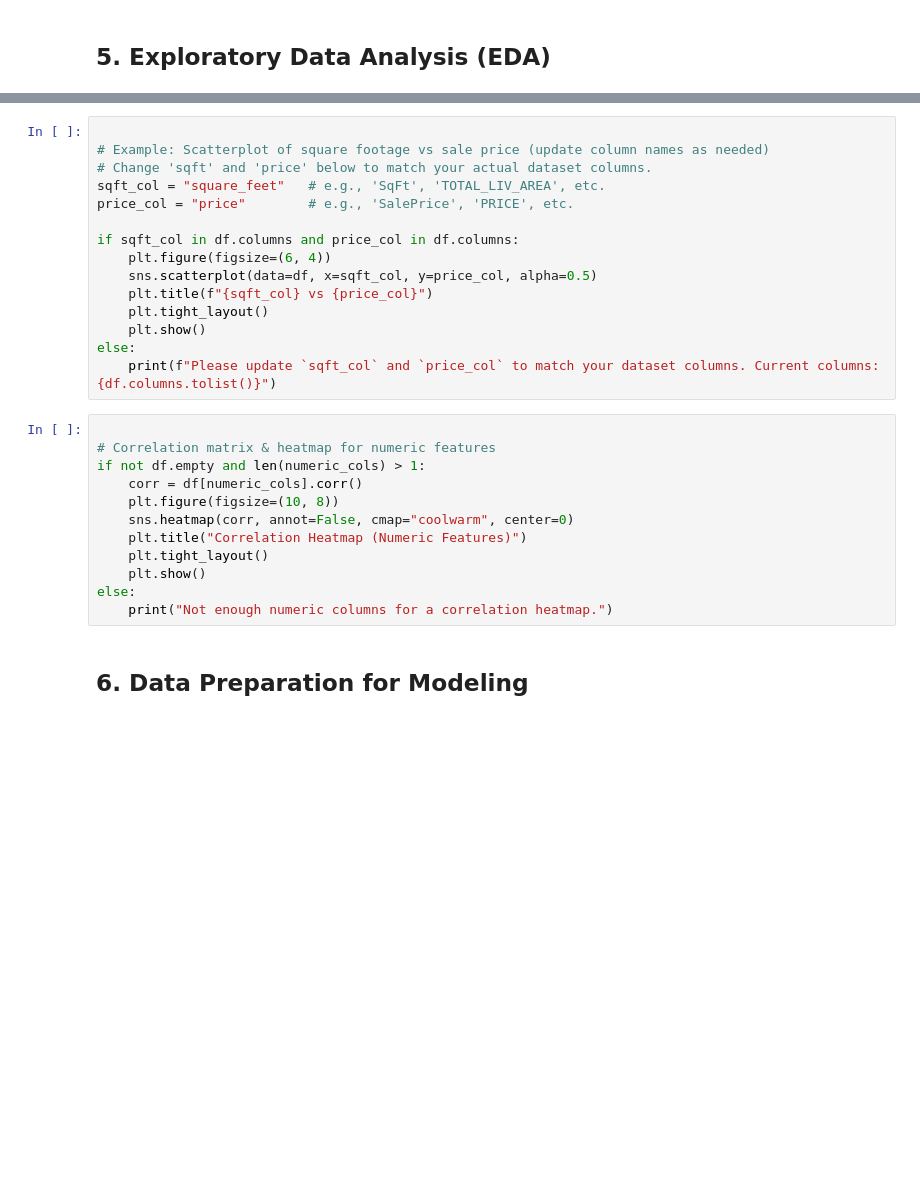
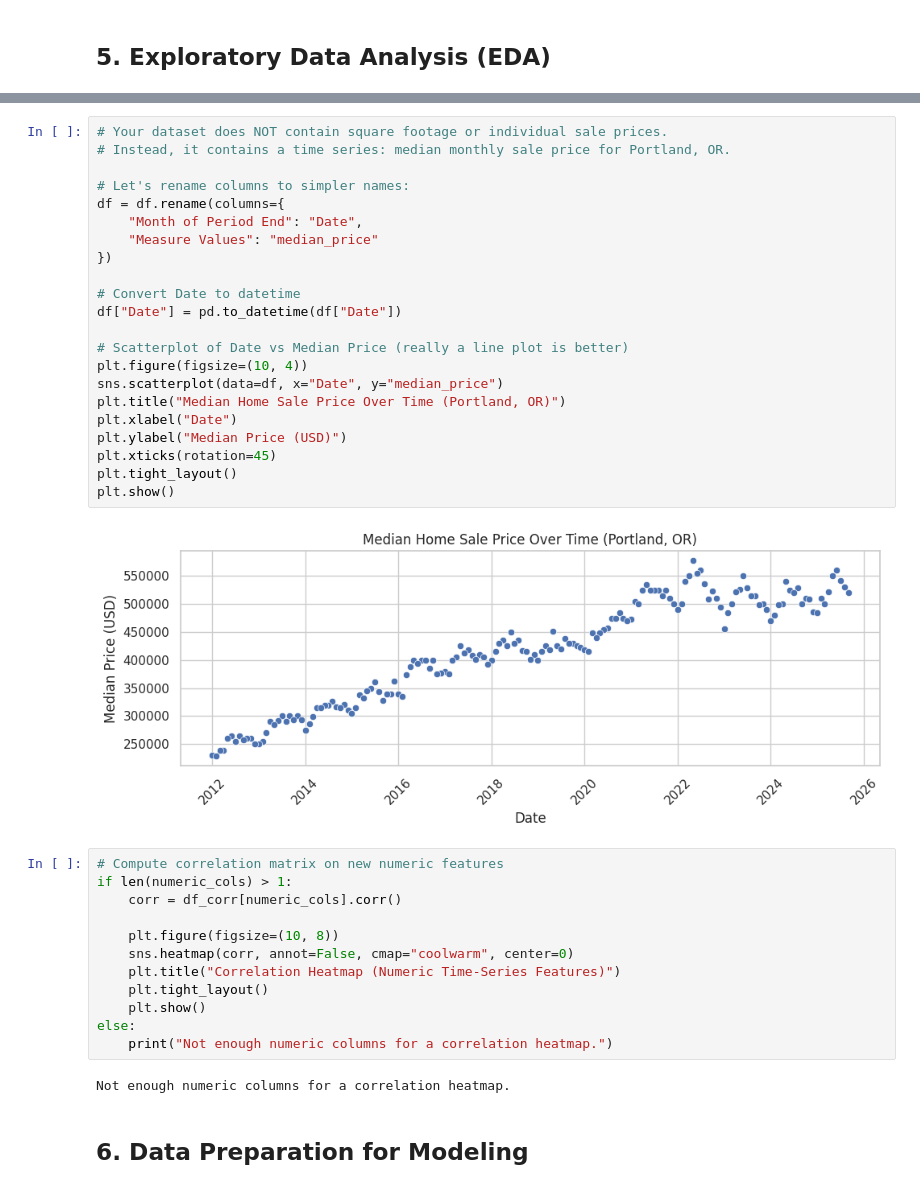
Before and after one commit to bingh1/Portland-Housing-Prices, a Jupyter notebook: portland_housing.ipynb, the cells around one changed output, grey strips where cells are left out. Cells and saved outputs as stored; diff of their text form; blank space fills up the shorter version.

Commit message:
scatterplot

```diff
--- a/portland_housing.ipynb
+++ b/portland_housing.ipynb
@@ -140,29 +145,40 @@ else:
 # %%
+# Your dataset does NOT contain square footage or individual sale prices.
+# Instead, it contains a time series: median monthly sale price for Portland, OR.
 
-# Example: Scatterplot of square footage vs sale price (update column names as needed)
-# Change 'sqft' and 'price' below to match your actual dataset columns.
-sqft_col = "square_feet"   # e.g., 'SqFt', 'TOTAL_LIV_AREA', etc.
-price_col = "price"        # e.g., 'SalePrice', 'PRICE', etc.
+# Let's rename columns to simpler names:
+df = df.rename(columns={
+    "Month of Period End": "Date",
+    "Measure Values": "median_price"
+})
 
-if sqft_col in df.columns and price_col in df.columns:
-    plt.figure(figsize=(6, 4))
-    sns.scatterplot(data=df, x=sqft_col, y=price_col, alpha=0.5)
-    plt.title(f"{sqft_col} vs {price_col}")
-    plt.tight_layout()
-    plt.show()
-else:
-    print(f"Please update `sqft_col` and `price_col` to match your dataset columns. Current columns: {df.columns.tolist()}")
+# Convert Date to datetime
+df["Date"] = pd.to_datetime(df["Date"])
+
+# Scatterplot of Date vs Median Price (really a line plot is better)
+plt.figure(figsize=(10, 4))
+sns.scatterplot(data=df, x="Date", y="median_price")
+plt.title("Median Home Sale Price Over Time (Portland, OR)")
+plt.xlabel("Date")
+plt.ylabel("Median Price (USD)")
+plt.xticks(rotation=45)
+plt.tight_layout()
+plt.show()
+# %% [output]
+[figure, added]
 # %%
+# Compute correlation matrix on new numeric features
+if len(numeric_cols) > 1:
+    corr = df_corr[numeric_cols].corr()
 
-# Correlation matrix & heatmap for numeric features
-if not df.empty and len(numeric_cols) > 1:
-    corr = df[numeric_cols].corr()
     plt.figure(figsize=(10, 8))
     sns.heatmap(corr, annot=False, cmap="coolwarm", center=0)
-    plt.title("Correlation Heatmap (Numeric Features)")
+    plt.title("Correlation Heatmap (Numeric Time-Series Features)")
     plt.tight_layout()
     plt.show()
 else:
     print("Not enough numeric columns for a correlation heatmap.")
+# %% [output]
+Not enough numeric columns for a correlation heatmap.
 # %% [markdown]
 ## 6. Data Preparation for Modeling
```
Also changed, not shown: parts of 8 cells of this notebook.
